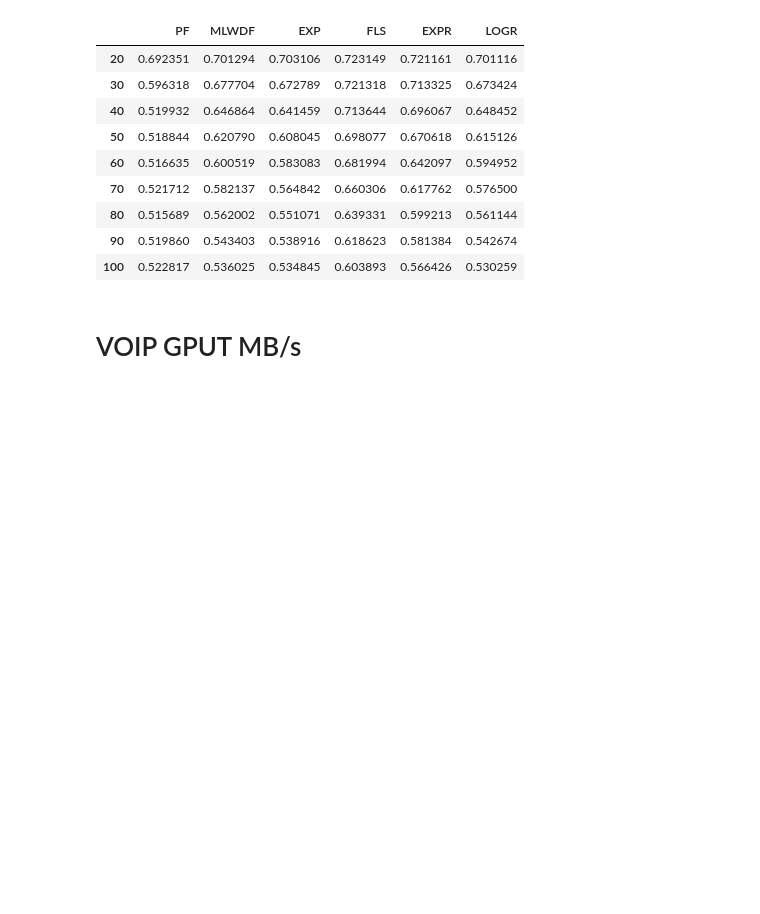
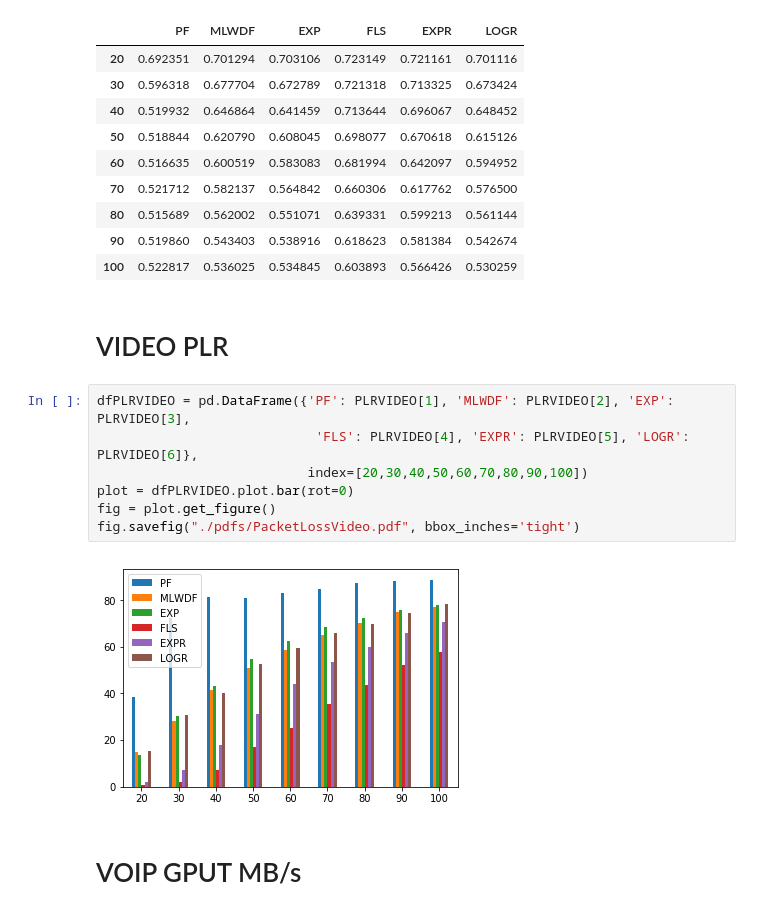
Before and after one commit to gdbranco/lte-sim-dev-new, a Jupyter notebook: myStuff/scripts/Statistics.ipynb, the cells around one changed output. Saved outputs shown, nothing was run; the diff lists cells and outputs as text; blank space fills up the shorter version.

```diff
--- a/myStuff/scripts/Statistics.ipynb
+++ b/myStuff/scripts/Statistics.ipynb
@@ -360,6 +414,17 @@ dfFAIRVIDEO
 | 80 | 0.515689 | 0.562002 | 0.551071 | 0.639331 | 0.599213 | 0.561144 |
 | 90 | 0.519860 | 0.543403 | 0.538916 | 0.618623 | 0.581384 | 0.542674 |
 | 100 | 0.522817 | 0.536025 | 0.534845 | 0.603893 | 0.566426 | 0.530259 |
+# %% [markdown]
+# VIDEO PLR
+# %%
+dfPLRVIDEO = pd.DataFrame({'PF': PLRVIDEO[1], 'MLWDF': PLRVIDEO[2], 'EXP': PLRVIDEO[3],
+                            'FLS': PLRVIDEO[4], 'EXPR': PLRVIDEO[5], 'LOGR': PLRVIDEO[6]},
+                           index=[20,30,40,50,60,70,80,90,100])
+plot = dfPLRVIDEO.plot.bar(rot=0)
+fig = plot.get_figure()
+fig.savefig("./pdfs/PacketLossVideo.pdf", bbox_inches='tight')
+# %% [output]
+[figure, added]
 # %% [markdown]
 # VOIP GPUT MB/s
 # %%
```
Also changed, not shown: parts of 41 cells of this notebook, 20 other files.
